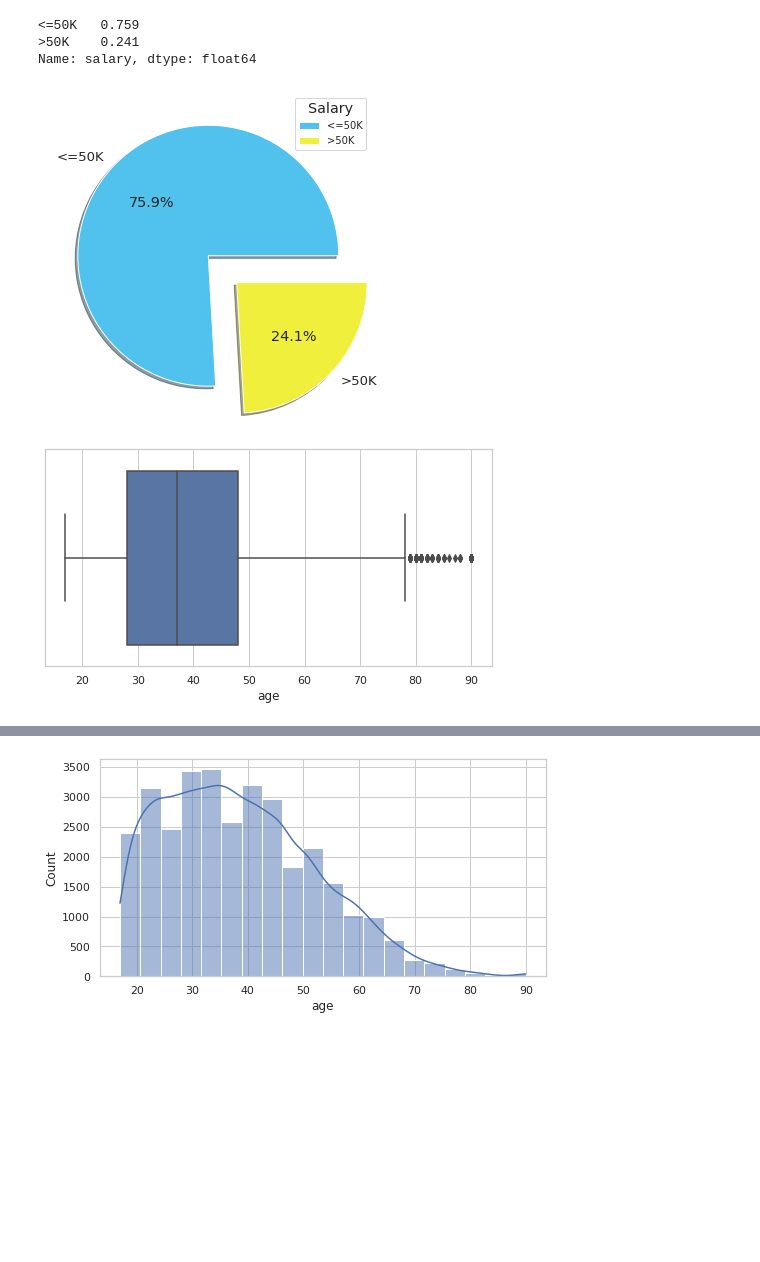
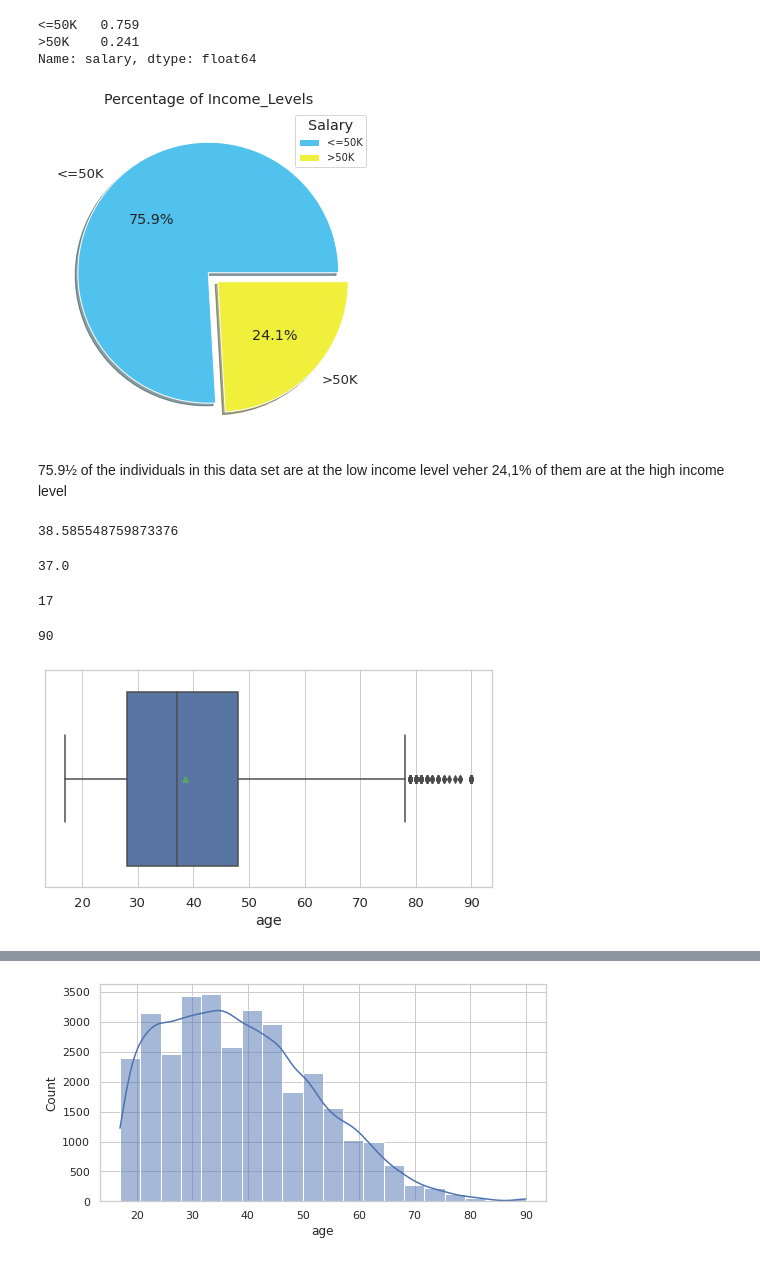
Before and after one commit to MK2709/DS11-assigments, a Jupyter notebook: DA_DVwPy_EDA_Project_(Analyze_US_Citizens)_D1461_Metin_V02.ipynb, the cells around one changed output, grey strips where cells are left out. Drawn from its saved outputs; the diff is of its cells as text; code cells hidden in the pictures; blank space fills up the shorter version.

```diff
--- a/DA_DVwPy_EDA_Project_(Analyze_US_Citizens)_D1461_Metin_V02.ipynb
+++ b/DA_DVwPy_EDA_Project_(Analyze_US_Citizens)_D1461_Metin_V02.ipynb
@@ -184,0 +192,3 @@ memory usage: 3.7+ MB
+# %%
+df.drop_duplicates(keep="first",inplace=True)
+#df.drop(df[df.duplicated()].index, inplace=True)
@@ -252,2 +259,0 @@ dtype: int64
-# %%
-df.drop(df[df.duplicated()].index, inplace=True)
@@ -438,20 +460,40 @@ Name: salary, dtype: float64
 # %%
 plt.figure(figsize=(10,6))
 salary_values=df.salary.value_counts(normalize=True).values
 salary_labels=df.salary.value_counts(normalize=True).index
-explode=[0,0.3]
+explode=[0,0.1]
 plt.pie(salary_values,labels=salary_labels,
         explode=explode,
         autopct='%1.1f%%',
         shadow=True,
         colors=["#51c1ed","#f0f03c"])
-plt.legend(title="Salary",fontsize=10);
+plt.legend(title="Salary",fontsize=10)
+plt.title("Percentage of Income_Levels");
 # %% [output]
-[figure, old version]
+[figure, new version]
+# %% [markdown]
+75.9½ of the individuals in this data set are at the low income level veher 24,1% of them are at the high income level
+# %%
+df.age.mean()
+# %% [output]
+38.585548759873376
+# %%
+df.age.median()
+# %% [output]
+37.0
+# %%
+df.age.min()
+# %% [output]
+17
+# %%
+df.age.max()
+# %% [output]
+90
 # %%
 #sns.set(font_scale=1)
 sns.set_style("whitegrid")
 plt.figure(figsize=(8,4))
-sns.boxplot(data=df,x="age");
+sns.boxplot(data=df,x="age",
+            showmeans=True);
 # %% [output]
-[figure, old version]
+[figure, new version]
```
Also changed, not shown: parts of 157 cells of this notebook.
